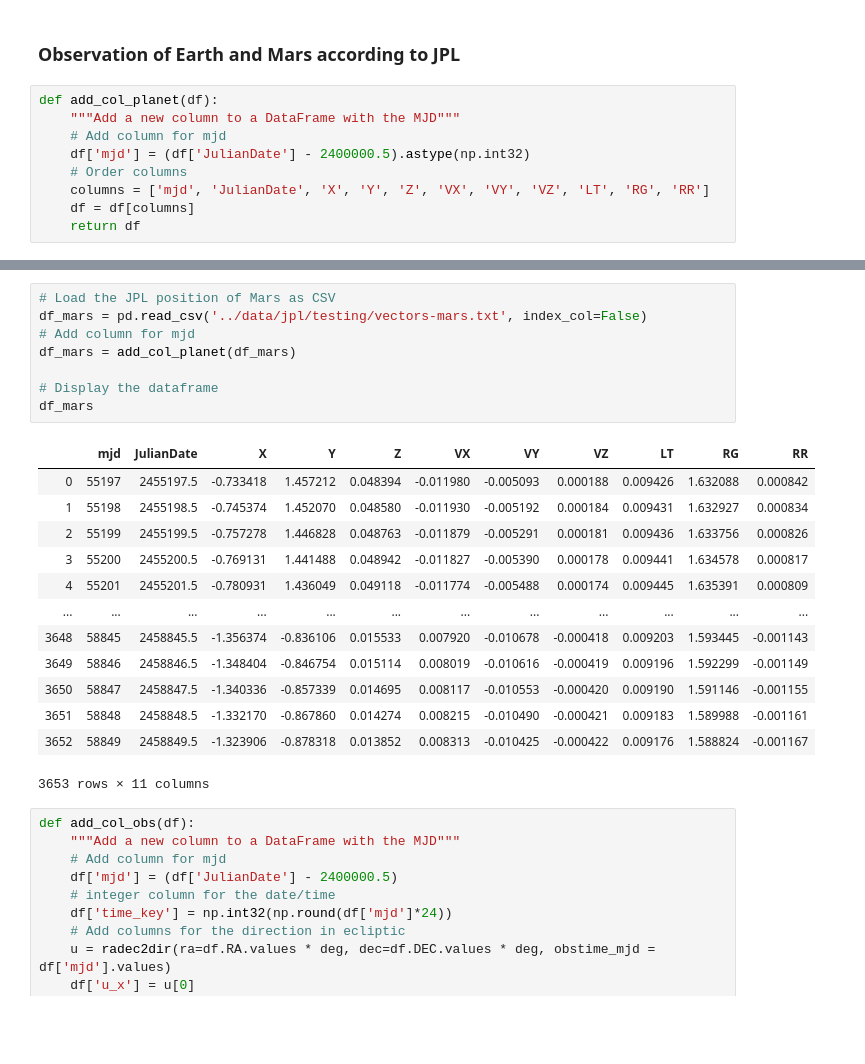
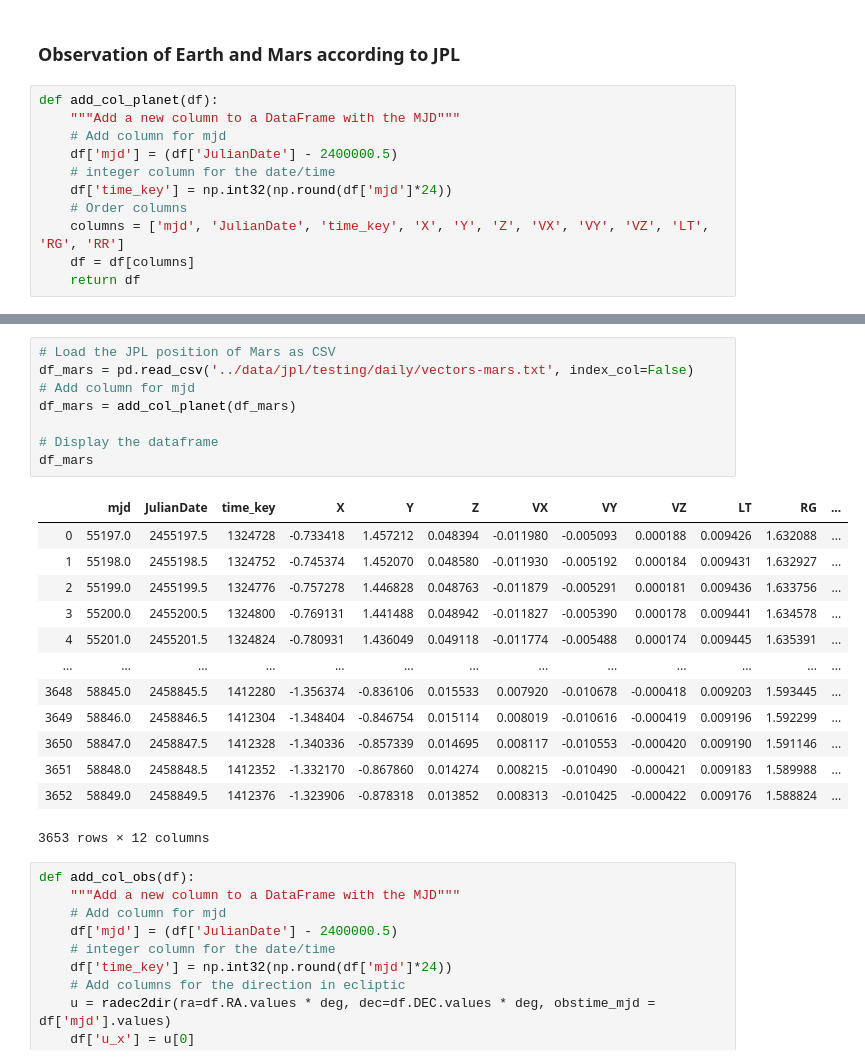
Before and after one commit to memanuel/kepler-sieve, a Jupyter notebook: src/RA_DEC.ipynb, the cells around one changed output, grey strips where cells are left out. Saved outputs shown, nothing was run; the diff lists cells and outputs as text; blank space fills up the shorter version.

```diff
--- a/src/RA_DEC.ipynb
+++ b/src/RA_DEC.ipynb
@@ -22,9 +22,11 @@ from asteroid_data import make_data_one_file, get_earth_pos
 def add_col_planet(df):
     """Add a new column to a DataFrame with the MJD"""
     # Add column for mjd
-    df['mjd'] = (df['JulianDate'] - 2400000.5).astype(np.int32)
+    df['mjd'] = (df['JulianDate'] - 2400000.5)
+    # integer column for the date/time
+    df['time_key'] = np.int32(np.round(df['mjd']*24))
     # Order columns
-    columns = ['mjd', 'JulianDate', 'X', 'Y', 'Z', 'VX', 'VY', 'VZ', 'LT', 'RG', 'RR']
+    columns = ['mjd', 'JulianDate', 'time_key', 'X', 'Y', 'Z', 'VX', 'VY', 'VZ', 'LT', 'RG', 'RR']
     df = df[columns]
     return df
 # %%
@@ -52,25 +54,25 @@ df_earth
 # %%
 # Load the JPL position of Mars as CSV
-df_mars = pd.read_csv('../data/jpl/testing/vectors-mars.txt', index_col=False)
+df_mars = pd.read_csv('../data/jpl/testing/daily/vectors-mars.txt', index_col=False)
 # Add column for mjd
 df_mars = add_col_planet(df_mars)
 
 # Display the dataframe
 df_mars
 # %% [output]
-|  | mjd | JulianDate | X | Y | Z | VX | VY | VZ | LT | RG | RR |
-| 0 | 55197 | 2455197.5 | -0.733418 | 1.457212 | 0.048394 | -0.011980 | -0.005093 | 0.000188 | 0.009426 | 1.632088 | 0.000842 |
-| 1 | 55198 | 2455198.5 | -0.745374 | 1.452070 | 0.048580 | -0.011930 | -0.005192 | 0.000184 | 0.009431 | 1.632927 | 0.000834 |
-| 2 | 55199 | 2455199.5 | -0.757278 | 1.446828 | 0.048763 | -0.011879 | -0.005291 | 0.000181 | 0.009436 | 1.633756 | 0.000826 |
-| 3 | 55200 | 2455200.5 | -0.769131 | 1.441488 | 0.048942 | -0.011827 | -0.005390 | 0.000178 | 0.009441 | 1.634578 | 0.000817 |
-| 4 | 55201 | 2455201.5 | -0.780931 | 1.436049 | 0.049118 | -0.011774 | -0.005488 | 0.000174 | 0.009445 | 1.635391 | 0.000809 |
-| ... | ... | ... | ... | ... | ... | ... | ... | ... | ... | ... | ... |
-| 3648 | 58845 | 2458845.5 | -1.356374 | -0.836106 | 0.015533 | 0.007920 | -0.010678 | -0.000418 | 0.009203 | 1.593445 | -0.001143 |
-| 3649 | 58846 | 2458846.5 | -1.348404 | -0.846754 | 0.015114 | 0.008019 | -0.010616 | -0.000419 | 0.009196 | 1.592299 | -0.001149 |
-| 3650 | 58847 | 2458847.5 | -1.340336 | -0.857339 | 0.014695 | 0.008117 | -0.010553 | -0.000420 | 0.009190 | 1.591146 | -0.001155 |
-| 3651 | 58848 | 2458848.5 | -1.332170 | -0.867860 | 0.014274 | 0.008215 | -0.010490 | -0.000421 | 0.009183 | 1.589988 | -0.001161 |
-| 3652 | 58849 | 2458849.5 | -1.323906 | -0.878318 | 0.013852 | 0.008313 | -0.010425 | -0.000422 | 0.009176 | 1.588824 | -0.001167 |
+|  | mjd | JulianDate | time_key | X | Y | Z | VX | VY | VZ | LT | RG | ... |
+| 0 | 55197.0 | 2455197.5 | 1324728 | -0.733418 | 1.457212 | 0.048394 | -0.011980 | -0.005093 | 0.000188 | 0.009426 | 1.632088 | ... |
+| 1 | 55198.0 | 2455198.5 | 1324752 | -0.745374 | 1.452070 | 0.048580 | -0.011930 | -0.005192 | 0.000184 | 0.009431 | 1.632927 | ... |
+| 2 | 55199.0 | 2455199.5 | 1324776 | -0.757278 | 1.446828 | 0.048763 | -0.011879 | -0.005291 | 0.000181 | 0.009436 | 1.633756 | ... |
+| 3 | 55200.0 | 2455200.5 | 1324800 | -0.769131 | 1.441488 | 0.048942 | -0.011827 | -0.005390 | 0.000178 | 0.009441 | 1.634578 | ... |
+| 4 | 55201.0 | 2455201.5 | 1324824 | -0.780931 | 1.436049 | 0.049118 | -0.011774 | -0.005488 | 0.000174 | 0.009445 | 1.635391 | ... |
+| ... | ... | ... | ... | ... | ... | ... | ... | ... | ... | ... | ... | ... |
+| 3648 | 58845.0 | 2458845.5 | 1412280 | -1.356374 | -0.836106 | 0.015533 | 0.007920 | -0.010678 | -0.000418 | 0.009203 | 1.593445 | ... |
+| 3649 | 58846.0 | 2458846.5 | 1412304 | -1.348404 | -0.846754 | 0.015114 | 0.008019 | -0.010616 | -0.000419 | 0.009196 | 1.592299 | ... |
+| 3650 | 58847.0 | 2458847.5 | 1412328 | -1.340336 | -0.857339 | 0.014695 | 0.008117 | -0.010553 | -0.000420 | 0.009190 | 1.591146 | ... |
+| 3651 | 58848.0 | 2458848.5 | 1412352 | -1.332170 | -0.867860 | 0.014274 | 0.008215 | -0.010490 | -0.000421 | 0.009183 | 1.589988 | ... |
+| 3652 | 58849.0 | 2458849.5 | 1412376 | -1.323906 | -0.878318 | 0.013852 | 0.008313 | -0.010425 | -0.000422 | 0.009176 | 1.588824 | ... |
-3653 rows × 11 columns
+3653 rows × 12 columns
 # %%
 def add_col_obs(df):
     """Add a new column to a DataFrame with the MJD"""
```
Also changed, not shown: parts of 17 cells of this notebook, 17 other files.
